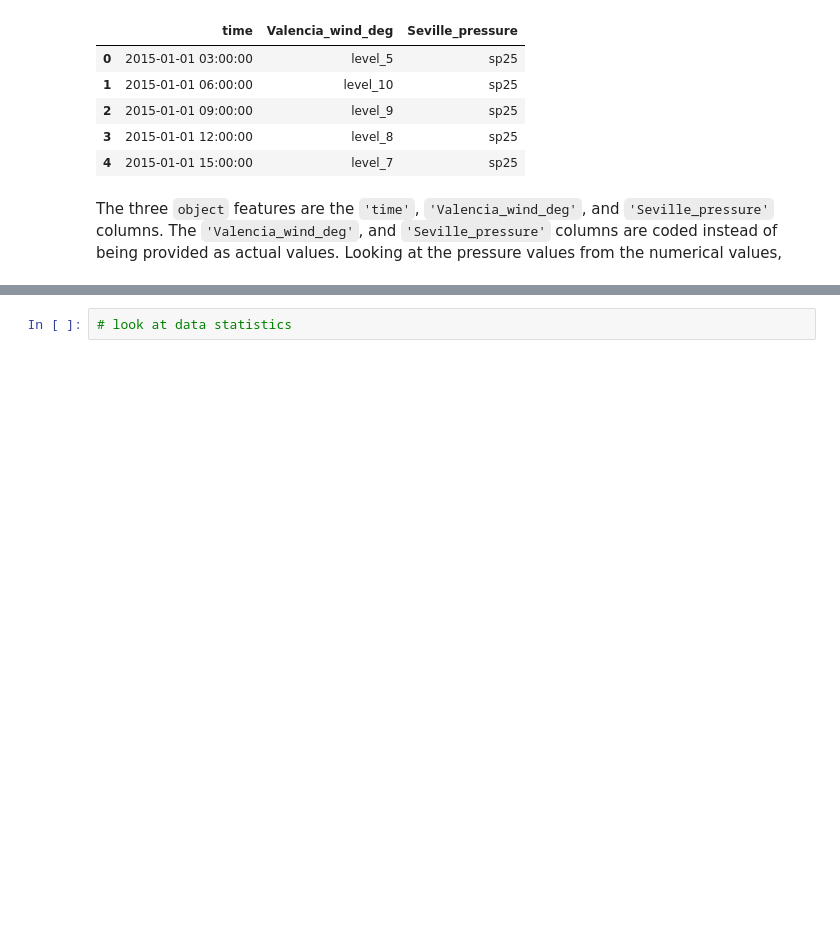
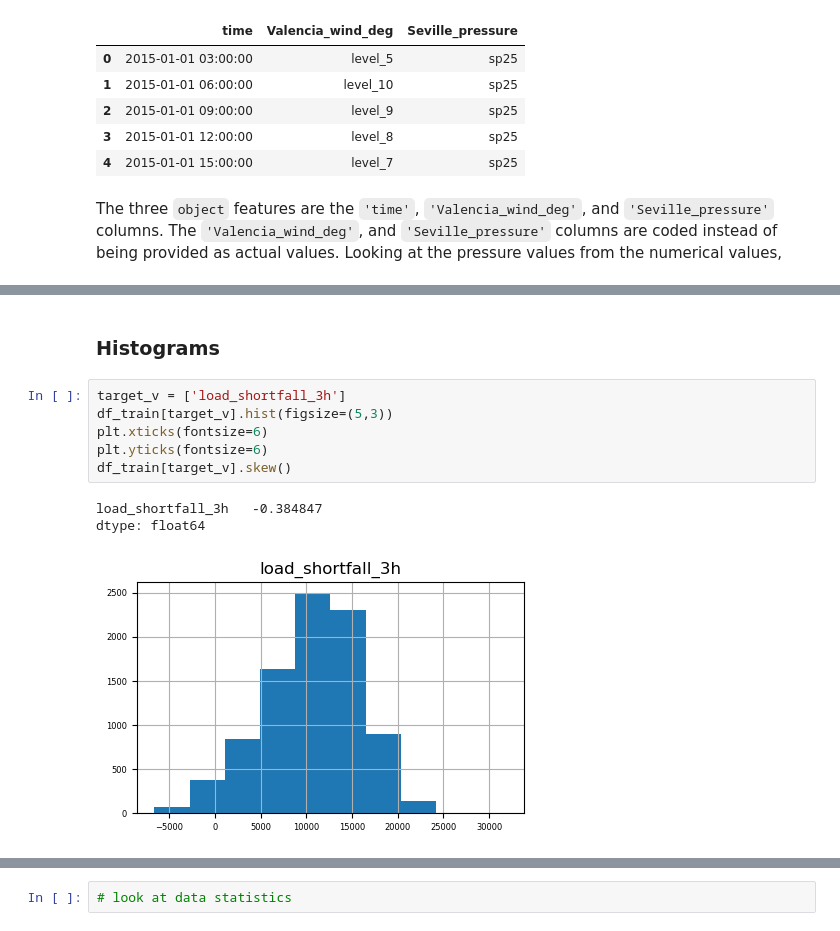
Before and after one commit to queen9921/advanced_regression, a Jupyter notebook: starter-notebook.ipynb, the cells around one changed output, grey strips where cells are left out. Cells and saved outputs as stored; diff of their text form; blank space fills up the shorter version.

```diff
--- a/starter-notebook.ipynb
+++ b/starter-notebook.ipynb
@@ -253,0 +354,12 @@ The three `object` features are the `'time'`, `'Valencia_wind_deg'`, and `'Sevil
+# %% [markdown]
+### Histograms
+# %%
+target_v = ['load_shortfall_3h']
+df_train[target_v].hist(figsize=(5,3))
+plt.xticks(fontsize=6)
+plt.yticks(fontsize=6)
+df_train[target_v].skew()
+# %% [output]
+load_shortfall_3h   -0.384847
+dtype: float64
+[figure, added]
```
Also changed, not shown: parts of 26 cells of this notebook, 1 other file.
